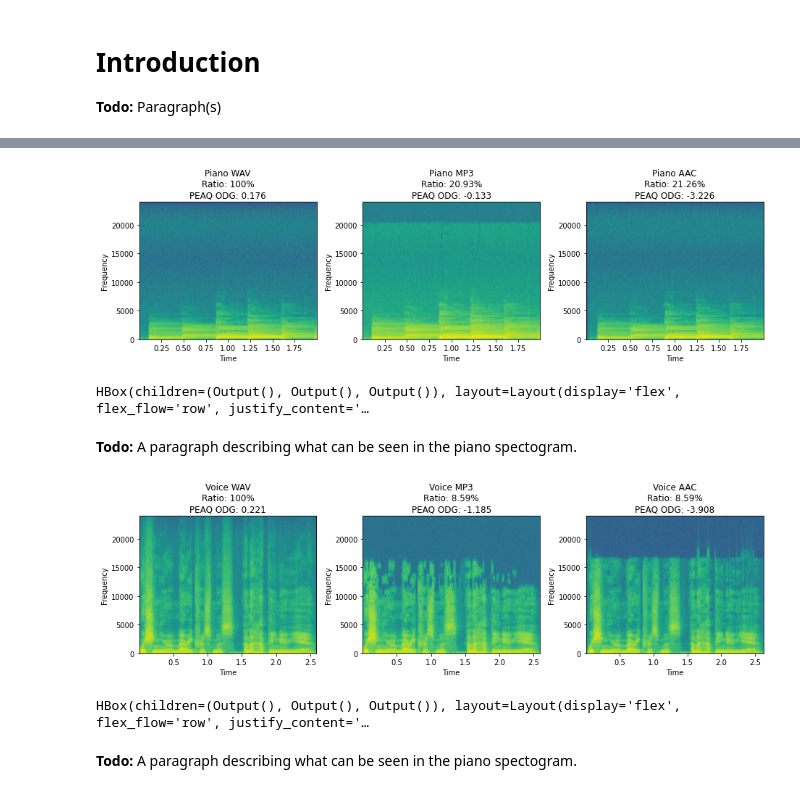
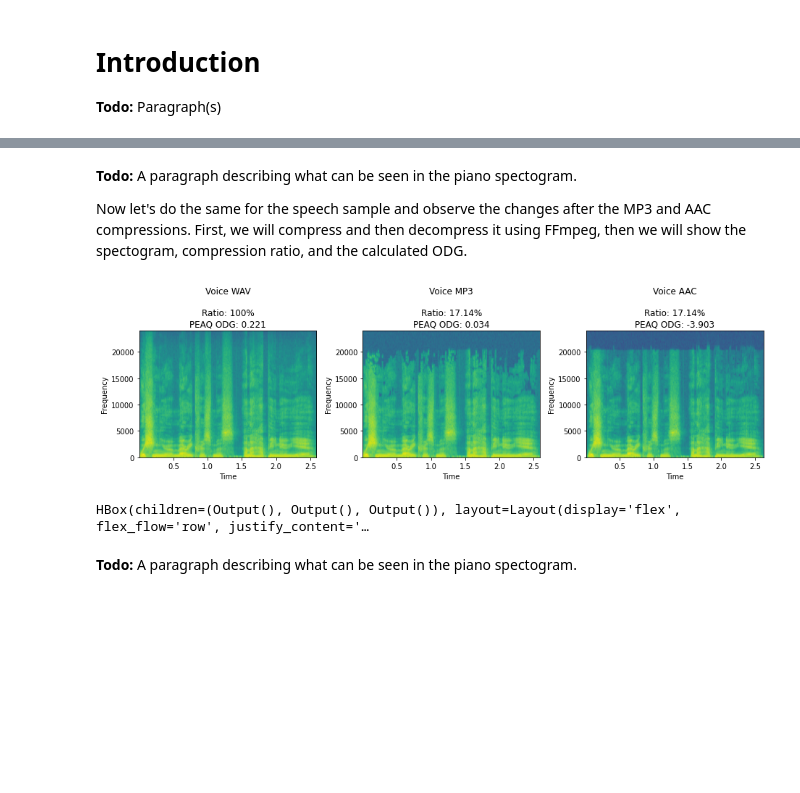
Before and after one commit to matinlotfali/LossyAudioCompressionTutorial, a Jupyter notebook: README.ipynb, the cells around one changed output, grey strips where cells are left out. Saved outputs shown, nothing was run; the diff lists cells and outputs as text; code cells hidden in the pictures; blank space fills up the shorter version.

```diff
--- a/README.ipynb
+++ b/README.ipynb
@@ -13 +92,5 @@ Noise Substitution (PNS)](https://ccrma.stanford.edu/~kapilkm/422/Audio%20Compre
+# %% [markdown]
+**Todo:** A paragraph describing what can be seen in the piano spectogram.
+
+Now let's do the same for the speech sample and observe the changes after the MP3 and AAC compressions. First, we will compress and then decompress it using FFmpeg, then we will show the spectogram, compression ratio, and the calculated ODG.
 # %%
@@ -18,47 +101,20 @@ Noise Substitution (PNS)](https://ccrma.stanford.edu/~kapilkm/422/Audio%20Compre
-# %%
-import os
-import soundfile as sf
-import matplotlib.pyplot as plt
-from IPython.display import Audio
-from ipywidgets import widgets, Layout
-
-import sys
-sys.path.append('PEAQPython')
-from PEAQ import PEAQ
-import numpy as np
-
-def wave_specgram(wav_file, title, duration=None):
-    data, rate = sf.read(wav_file)
-    if duration:
-        data = data[:rate*duration]
-    plt.title(title)
-    plt.xlabel('Time')
-    plt.ylabel('Frequency')
-    plt.specgram(data, Fs=rate)
-
-    widget = widgets.Output()
-    with widget:
-        display(Audio(wav_file))
-    return widget
-
-def calc_ratio(original_file, other_file):
-    original_file_size = os.path.getsize(original_file)
-    other_file_size = os.path.getsize(other_file)
-    return round(other_file_size*100/original_file_size, 2)
 # %%
 plt.figure(figsize=(13,4))
 plt.subplot(1, 3, 1)
-w1 = wave_specgram("audio/piano.wav", f"Piano WAV\nRatio: 100%\nPEAQ ODG: 0.176", duration=2)
+w1 = wave_specgram("audio/voice.wav", ["Voice WAV", "Ratio: 100%","PEAQ ODG: 0.221"])
+
 plt.subplot(1, 3, 2)
-w2 = wave_specgram("audio/piano_regenerated_mp3.wav", f"Piano MP3\nRatio: {calc_ratio('audio/piano.wav','audio/piano.mp3')}%\nPEAQ ODG: -0.133", duration=2)
+ratio = calc_ratio('audio/voice.wav','audio/voice.mp3')
+w2 = wave_specgram("audio/voice_regenerated_mp3.wav", ["Voice MP3", f"Ratio: {ratio}%", "PEAQ ODG: 0.034"])
+
 plt.subplot(1, 3, 3)
-w3 = wave_specgram("audio/piano_regenerated_aac.wav", f"Piano AAC\nRatio: {calc_ratio('audio/piano.wav','audio/piano.aac')}%\nPEAQ ODG: -3.226", duration=2)
+ratio = calc_ratio('audio/voice.wav','audio/voice.mp3')
+w3 = wave_specgram("audio/voice_regenerated_aac.wav", ["Voice AAC", f"Ratio: {ratio}%", "PEAQ ODG: -3.903"])
+
 plt.tight_layout()
 plt.show()
 box_layout = Layout(display='flex',flex_flow='row',justify_content='space-around',width='auto')
 widgets.HBox([w1, w2, w3], layout=box_layout)
 # %% [output]
-[figure, old version]
+[figure, new version]
 HBox(children=(Output(), Output(), Output()), layout=Layout(display='flex', flex_flow='row', justify_content='…
-# %% [markdown]
-**Todo:** A paragraph describing what can be seen in the piano spectogram.
@@ -70,18 +121,3 @@ HBox(children=(Output(), Output(), Output()), layout=Layout(display='flex', flex
-# %%
-plt.figure(figsize=(13,4))
-plt.subplot(1, 3, 1)
-w1 = wave_specgram("audio/voice.wav", "Voice WAV\nRatio: 100%\nPEAQ ODG: 0.221")
-plt.subplot(1, 3, 2)
-w2 = wave_specgram("audio/voice_regenerated_mp3.wav", f"Voice MP3\nRatio: {calc_ratio('audio/voice.wav','audio/voice.mp3')}%\nPEAQ ODG: -1.185")
-plt.subplot(1, 3, 3)
-w3 = wave_specgram("audio/voice_regenerated_aac.wav", f"Voice AAC\nRatio: {calc_ratio('audio/voice.wav','audio/voice.mp3')}%\nPEAQ ODG: -3.908")
-plt.tight_layout()
-plt.show()
-box_layout = Layout(display='flex',flex_flow='row',justify_content='space-around',width='auto')
-widgets.HBox([w1, w2, w3], layout=box_layout)
-# %% [output]
-[figure, removed]
-HBox(children=(Output(), Output(), Output()), layout=Layout(display='flex', flex_flow='row', justify_content='…
 # %% [markdown]
 **Todo:** A paragraph describing what can be seen in the piano spectogram.
 # %% [markdown]
```
Also changed, not shown: parts of 24 cells of this notebook.
